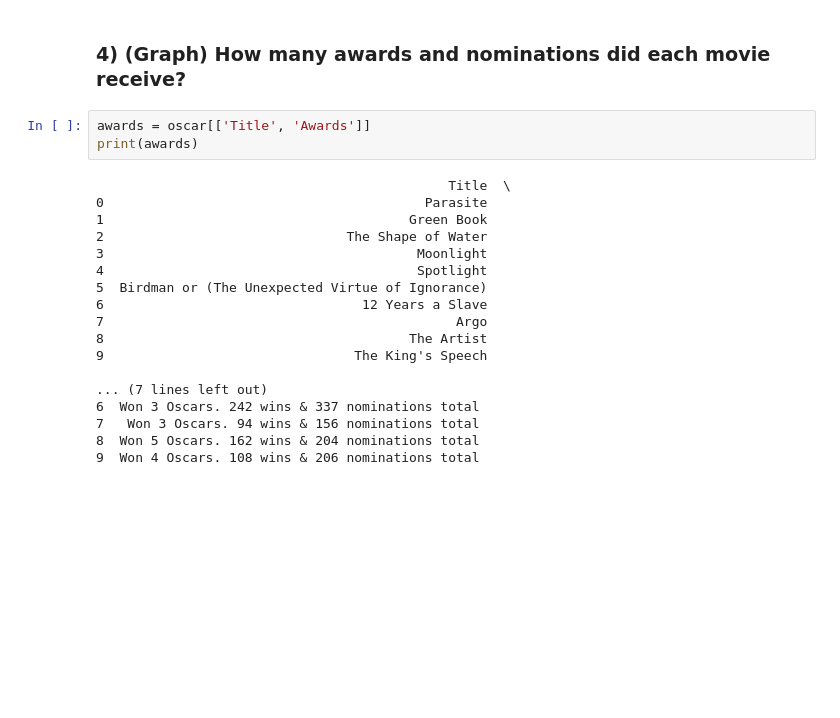
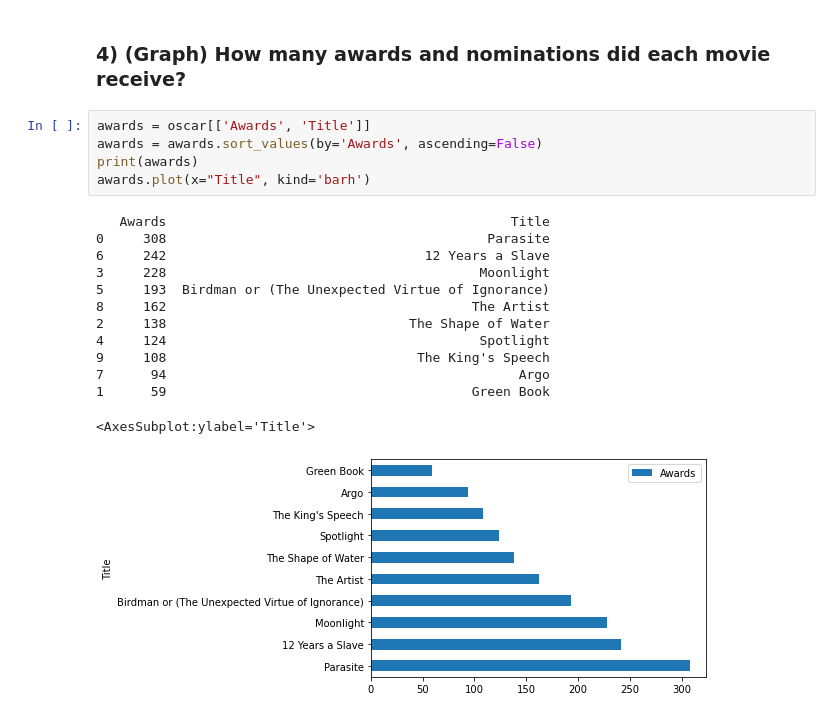
Before and after one commit to Janainaf/movie-Api, a Jupyter notebook: movie_analysis.ipynb, the cells around one changed output. Drawn from its saved outputs; the diff is of its cells as text; blank space fills up the shorter version.

```diff
--- a/movie_analysis.ipynb
+++ b/movie_analysis.ipynb
@@ -40,23 +60,21 @@ Name: Title, dtype: object
 # %% [markdown]
 ### 4)  (Graph) How many awards and nominations did each movie receive?
 # %%
-awards = oscar[['Title', 'Awards']]
+awards = oscar[['Awards', 'Title']]
+awards = awards.sort_values(by='Awards', ascending=False)
 print(awards)
+awards.plot(x="Title", kind='barh')
 # %% [output]
-                                             Title  \
-0                                         Parasite
-1                                       Green Book
-2                               The Shape of Water
-3                                        Moonlight
-4                                        Spotlight
-5  Birdman or (The Unexpected Virtue of Ignorance)
-6                                 12 Years a Slave
-7                                             Argo
-8                                       The Artist
-9                                The King's Speech
-
-... (7 lines left out)
-6  Won 3 Oscars. 242 wins & 337 nominations total
-7   Won 3 Oscars. 94 wins & 156 nominations total
-8  Won 5 Oscars. 162 wins & 204 nominations total
-9  Won 4 Oscars. 108 wins & 206 nominations total
+   Awards                                            Title
+0     308                                         Parasite
+6     242                                 12 Years a Slave
+3     228                                        Moonlight
+5     193  Birdman or (The Unexpected Virtue of Ignorance)
+8     162                                       The Artist
+2     138                               The Shape of Water
+4     124                                        Spotlight
+9     108                                The King's Speech
+7      94                                             Argo
+1      59                                       Green Book
+<AxesSubplot:ylabel='Title'>
+[figure, added]
```
Also changed, not shown: parts of 6 cells of this notebook, 5 other files.
